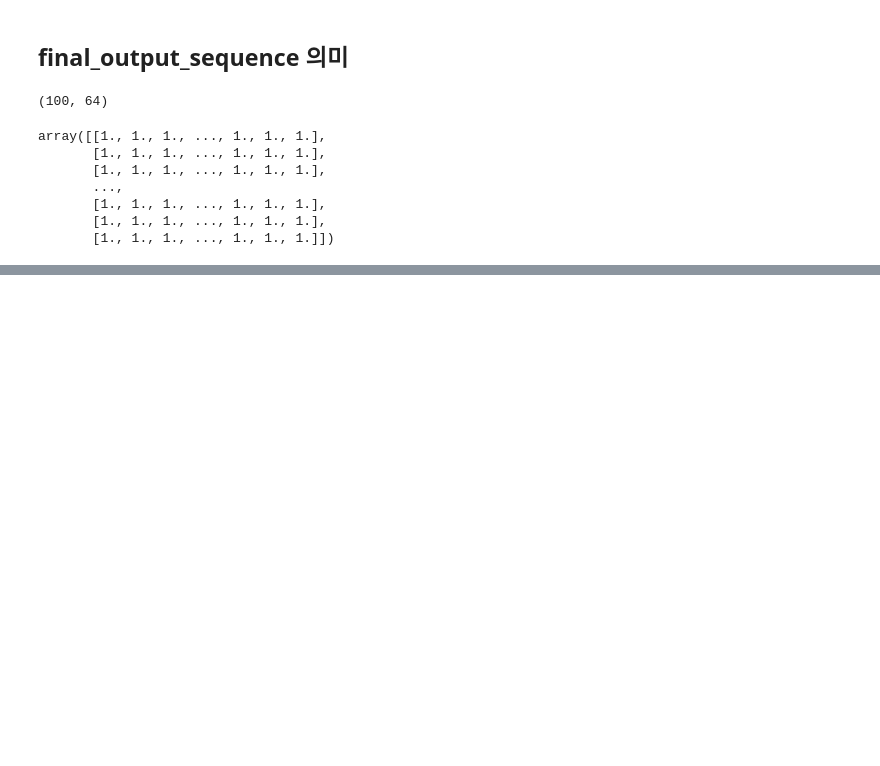
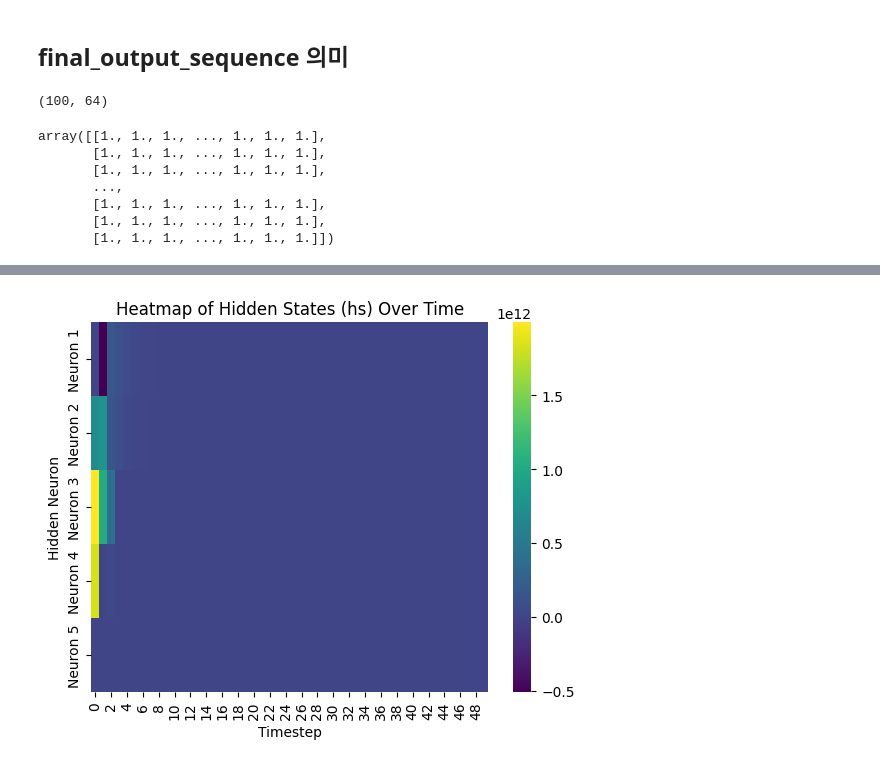
Before and after one commit to ancestor9/2025_Winter_Deep-Learning-with-TensorFlow, a Jupyter notebook: 20260121_05_RNN/Understanding_of_RNN.ipynb, the cells around one changed output, grey strips where cells are left out. Cells and saved outputs as stored; diff of their text form; code cells hidden in the pictures; blank space fills up the shorter version.

```diff
--- a/20260121_05_RNN/Understanding_of_RNN.ipynb
+++ b/20260121_05_RNN/Understanding_of_RNN.ipynb
@@ -155,0 +271,24 @@ array([[1., 1., 1., ..., 1., 1., 1.],
+# %%
+for t in reversed(range(T)):
+    # 비선형성(ReLU)에 대한 역전파
+    dss[t] = (hs[t] > 0) * dhs[t]
+
+    # 이전 은닉 상태로의 역전파
+    # 이 과정에서 Whh의 최대 고윳값이 1보다 크면 기울기 폭주,
+    # 1보다 작으면 기울기 소실이 발생함
+    dhs[t-1] = np.dot(Whh.T, dss[t])
+# %%
+# Extract hidden states into a list, excluding the initial hs[-1]
+states_list = [dss[t] for t in range(T)]
+
+# Convert the list of hidden states to a numpy array
+states_array = np.array(states_list)
+
+# Plotting the heatmap
+sns.heatmap(states_array.T, cmap='viridis', yticklabels=[f'Neuron {i+1}' for i in range(H)])
+plt.xlabel('Timestep')
+plt.ylabel('Hidden Neuron')
+plt.title('Heatmap of Hidden States (hs) Over Time')
+plt.show()
+# %% [output]
+[figure, added]
```
Also changed, not shown: parts of 9 cells of this notebook.
